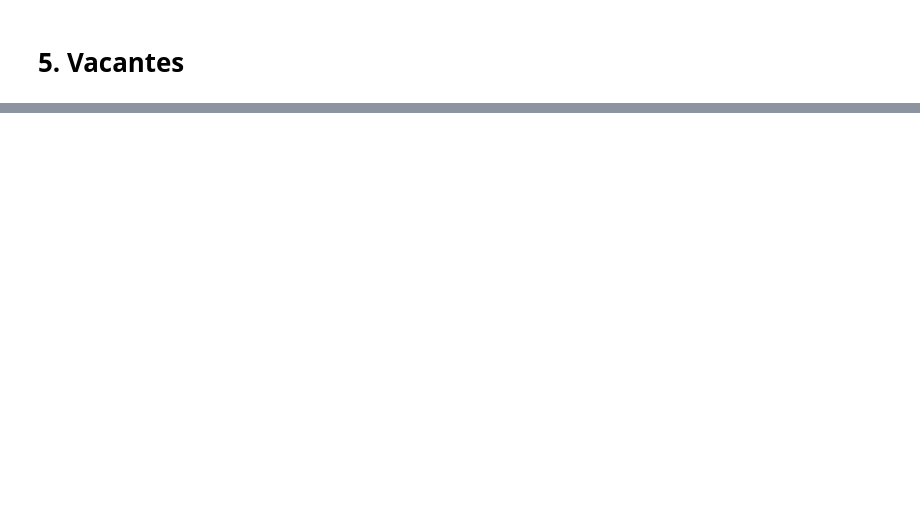
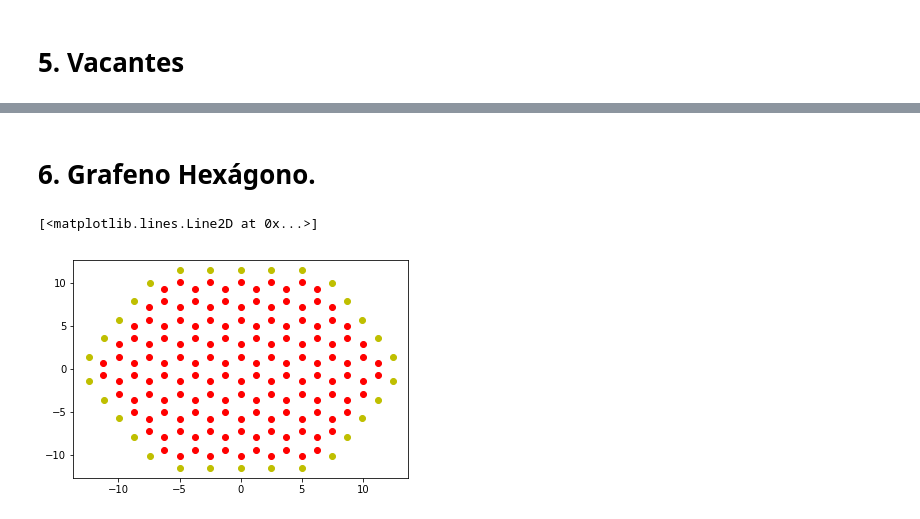
Before and after one commit to eilinlunam/Fisicoquimica-Computacional, a Jupyter notebook: Tarea_4_Enlace_fuerte.ipynb, the cells around one changed output, grey strips where cells are left out. Saved outputs shown, nothing was run; the diff lists cells and outputs as text; code cells hidden in the pictures; blank space fills up the shorter version.

Commit message:
Agregando Grafeno

```diff
--- a/Tarea_4_Enlace_fuerte.ipynb
+++ b/Tarea_4_Enlace_fuerte.ipynb
@@ -416,3 +411,13 @@ for ax in [ax1, ax2, ax3]:
 # %%
 atom, coords = TriangularGraphene(10)
 write_coords(atom, coords, "tq5-5.xyz")
+# %% [markdown]
+# 6. Grafeno Hexágono.
+# %%
+atom, coords = HexagonalGraphene(5)
+x, y, z = np.transpose(coords)
+plt.plot(x[atom==0.],y[atom==0.],'oy')
+plt.plot(x[atom==1.],y[atom==1.],'or')
+# %% [output]
+[<matplotlib.lines.Line2D at 0x...>]
+[figure, added]
```
Also changed, not shown: parts of 6 cells of this notebook.
